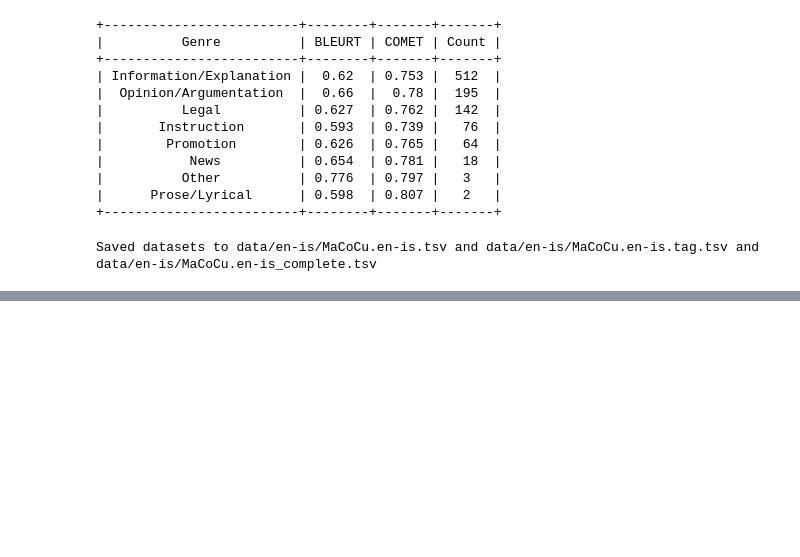
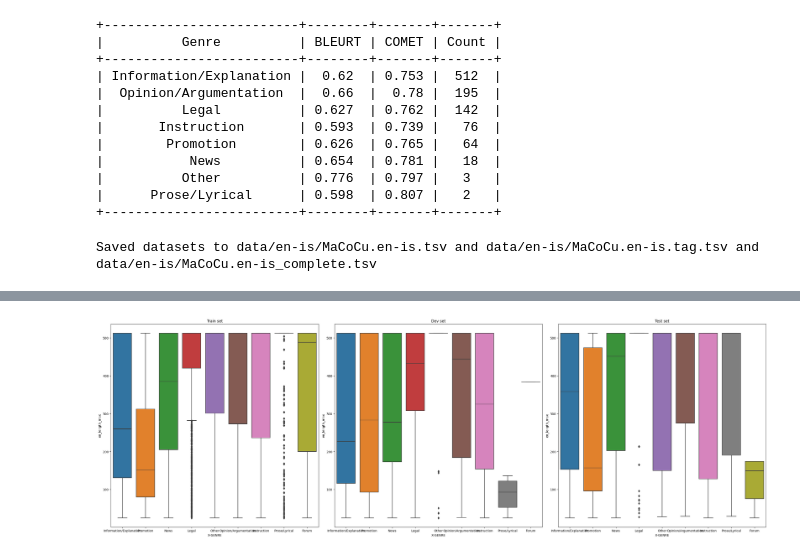
Before and after one commit to Malina03/Genre-enabled-NMT, a Jupyter notebook: analysis.ipynb, the cells around one changed output, grey strips where cells are left out. Drawn from its saved outputs; the diff is of its cells as text; code cells hidden in the pictures; blank space fills up the shorter version.

```diff
--- a/analysis.ipynb
+++ b/analysis.ipynb
@@ -767,0 +765,24 @@ doc_dev.head()
+# %%
+# where en_length > 512 en_length_max = 512, else en_length_max = en_length
+dat['en_length_max'] = dat.apply(lambda x: 512 if x['en_length'] > 512 else x['en_length'], axis=1)
+
+# plot en_length by genre by set
+plt.figure(figsize=(30,10))
+labels = dat['X-GENRE'].unique().tolist()
+#make 3 plots in one figure
+plt.subplot(1,3,1)
+sns.boxplot(x="X-GENRE", y="en_length_max", data=dat[dat['set']=='train'], order=labels)
+plt.title("Train set")
+# plt.ylim(0, 1000)
+plt.subplot(1,3,2)
+sns.boxplot(x="X-GENRE", y="en_length_max", data=dat[dat['set']=='dev'], order=labels)
+plt.title("Dev set")
+# plt.ylim(0, 1000)
+plt.subplot(1,3,3)
+sns.boxplot(x="X-GENRE", y="en_length_max", data=dat[dat['set']=='test'], order=labels)
+plt.title("Test set")
+# plt.ylim(0, 1000)
+plt.tight_layout()
+plt.show()
+# %% [output]
+[figure, added]
```
Also changed, not shown: parts of 5 cells of this notebook, 1 other file.
